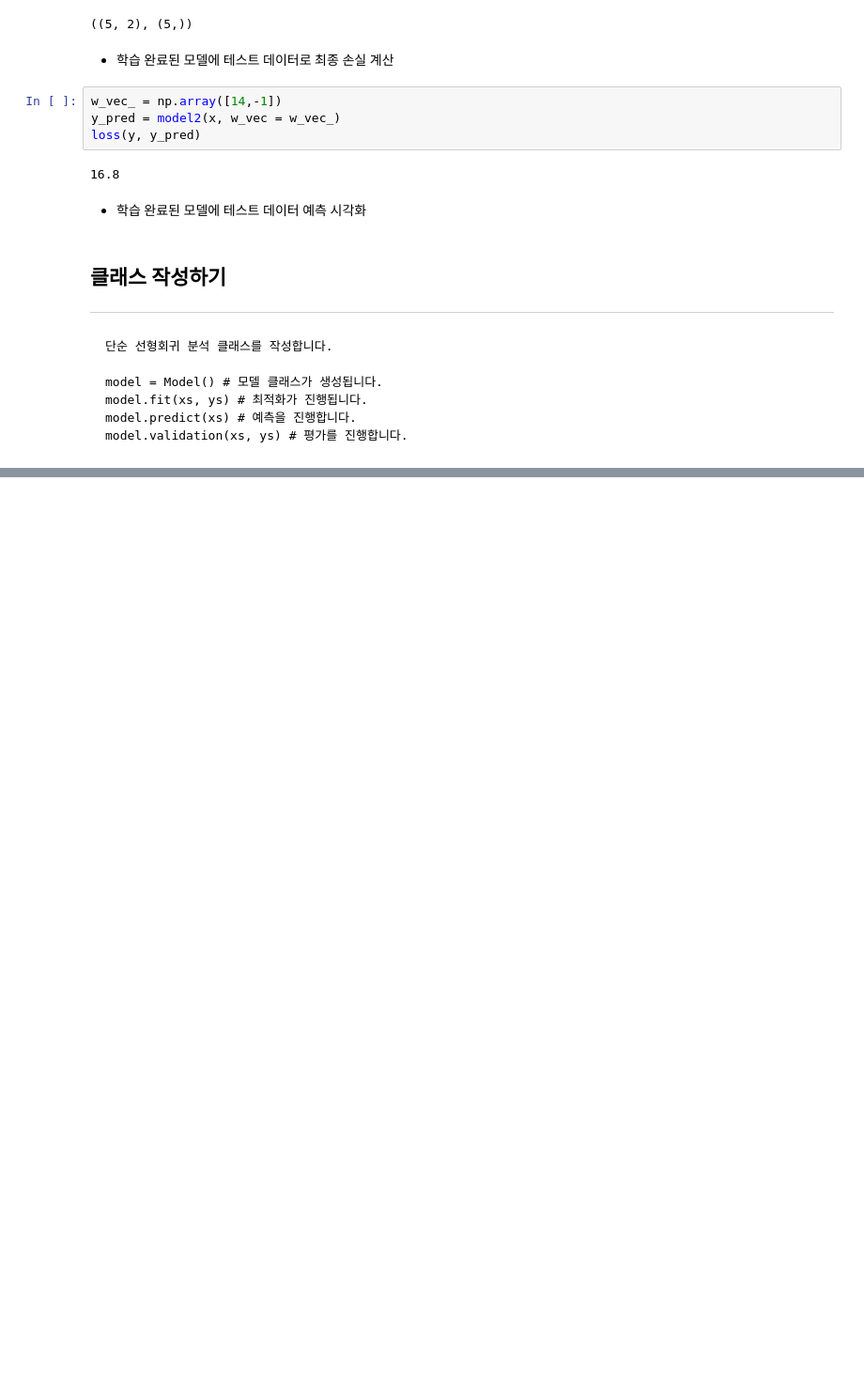
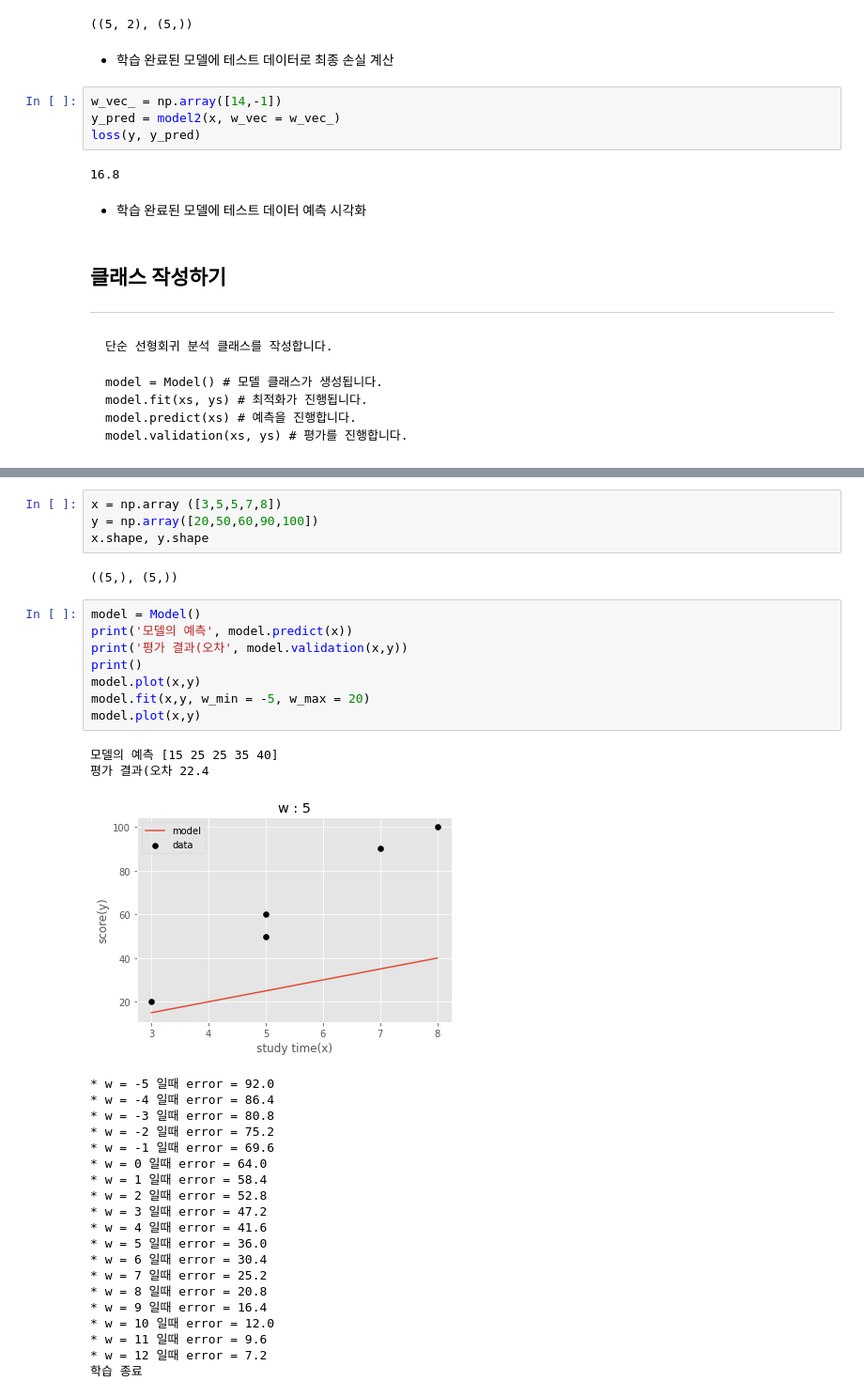
Before and after one commit to Felife11/SkillTreePython-DataAnalysis, a Jupyter notebook: 05.머신러닝기반데이터분석/ch05_03_기초모델구현_회귀모델맛보기.ipynb, the cells around one changed output, grey strips where cells are left out. Shown at 94% size. Drawn from its saved outputs; the diff is of its cells as text; blank space fills up the shorter version.

```diff
--- a/05.머신러닝기반데이터분석/ch05_03_기초모델구현_회귀모델맛보기.ipynb
+++ b/05.머신러닝기반데이터분석/ch05_03_기초모델구현_회귀모델맛보기.ipynb
@@ -495,0 +542,37 @@ model.validation(xs, ys) # 평가를 진행합니다.
+# %%
+x = np.array ([3,5,5,7,8])
+y = np.array([20,50,60,90,100])
+x.shape, y.shape
+# %% [output]
+((5,), (5,))
+# %%
+model = Model()
+print('모델의 예측', model.predict(x))
+print('평가 결과(오차', model.validation(x,y))
+print()
+model.plot(x,y)
+model.fit(x,y, w_min = -5, w_max = 20)
+model.plot(x,y)
+# %% [output]
+모델의 예측 [15 25 25 35 40]
+평가 결과(오차 22.4
+[figure, added]
+* w = -5 일때 error = 92.0
+* w = -4 일때 error = 86.4
+* w = -3 일때 error = 80.8
+* w = -2 일때 error = 75.2
+* w = -1 일때 error = 69.6
+* w = 0 일때 error = 64.0
+* w = 1 일때 error = 58.4
+* w = 2 일때 error = 52.8
+* w = 3 일때 error = 47.2
+* w = 4 일때 error = 41.6
+* w = 5 일때 error = 36.0
+* w = 6 일때 error = 30.4
+* w = 7 일때 error = 25.2
+* w = 8 일때 error = 20.8
+* w = 9 일때 error = 16.4
+* w = 10 일때 error = 12.0
+* w = 11 일때 error = 9.6
+* w = 12 일때 error = 7.2
+학습 종료
```
Also changed, not shown: parts of 3 cells of this notebook.
